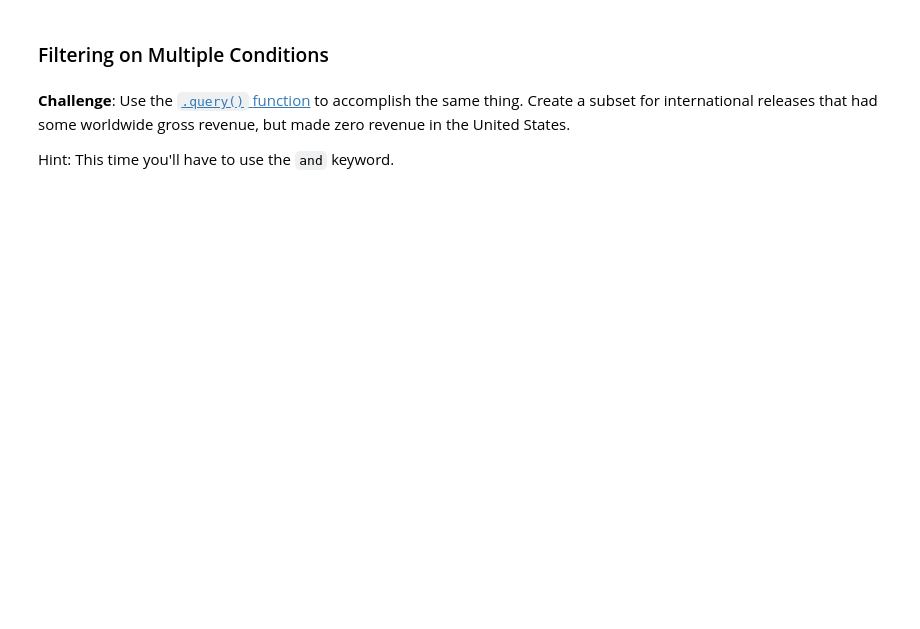
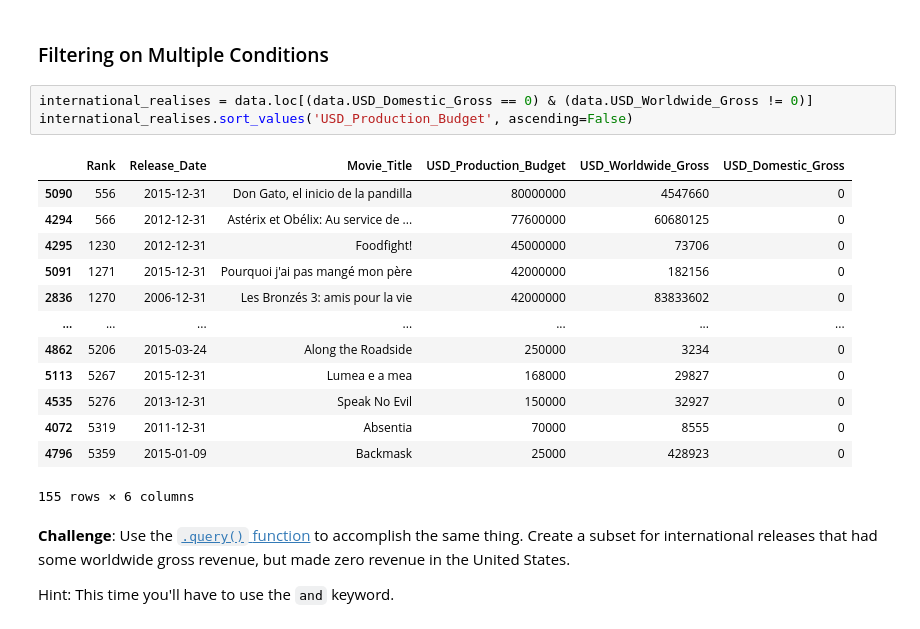
Before and after one commit to LostHeir/DataAnalys_SeabornLinReg, a Jupyter notebook: Seaborn_and_Linear_Regression.ipynb, the cells around one changed output. Drawn from its saved outputs; the diff is of its cells as text; blank space fills up the shorter version.

```diff
--- a/Seaborn_and_Linear_Regression.ipynb
+++ b/Seaborn_and_Linear_Regression.ipynb
@@ -213,5 +231,22 @@ Films grossed $0 domestically: 512
 # %% [markdown]
 ### Filtering on Multiple Conditions
+# %%
+international_realises = data.loc[(data.USD_Domestic_Gross == 0) & (data.USD_Worldwide_Gross != 0)]
+international_realises.sort_values('USD_Production_Budget', ascending=False)
+# %% [output]
+|  | Rank | Release_Date | Movie_Title | USD_Production_Budget | USD_Worldwide_Gross | USD_Domestic_Gross |
+| 5090 | 556 | 2015-12-31 | Don Gato, el inicio de la pandilla | 80000000 | 4547660 | 0 |
+| 4294 | 566 | 2012-12-31 | Astérix et Obélix: Au service de ... | 77600000 | 60680125 | 0 |
+| 4295 | 1230 | 2012-12-31 | Foodfight! | 45000000 | 73706 | 0 |
+| 5091 | 1271 | 2015-12-31 | Pourquoi j'ai pas mangé mon père | 42000000 | 182156 | 0 |
+| 2836 | 1270 | 2006-12-31 | Les Bronzés 3: amis pour la vie | 42000000 | 83833602 | 0 |
+| ... | ... | ... | ... | ... | ... | ... |
+| 4862 | 5206 | 2015-03-24 | Along the Roadside | 250000 | 3234 | 0 |
+| 5113 | 5267 | 2015-12-31 | Lumea e a mea | 168000 | 29827 | 0 |
+| 4535 | 5276 | 2013-12-31 | Speak No Evil | 150000 | 32927 | 0 |
+| 4072 | 5319 | 2011-12-31 | Absentia | 70000 | 8555 | 0 |
+| 4796 | 5359 | 2015-01-09 | Backmask | 25000 | 428923 | 0 |
+155 rows × 6 columns
 # %% [markdown]
 **Challenge**: Use the [`.query()` function](https://pandas.pydata.org/pandas-docs/stable/reference/api/pandas.DataFrame.query.html) to accomplish the same thing. Create a subset for international releases that had some worldwide gross revenue, but made zero revenue in the United States.
 
```
Also changed, not shown: parts of 5 cells of this notebook.
